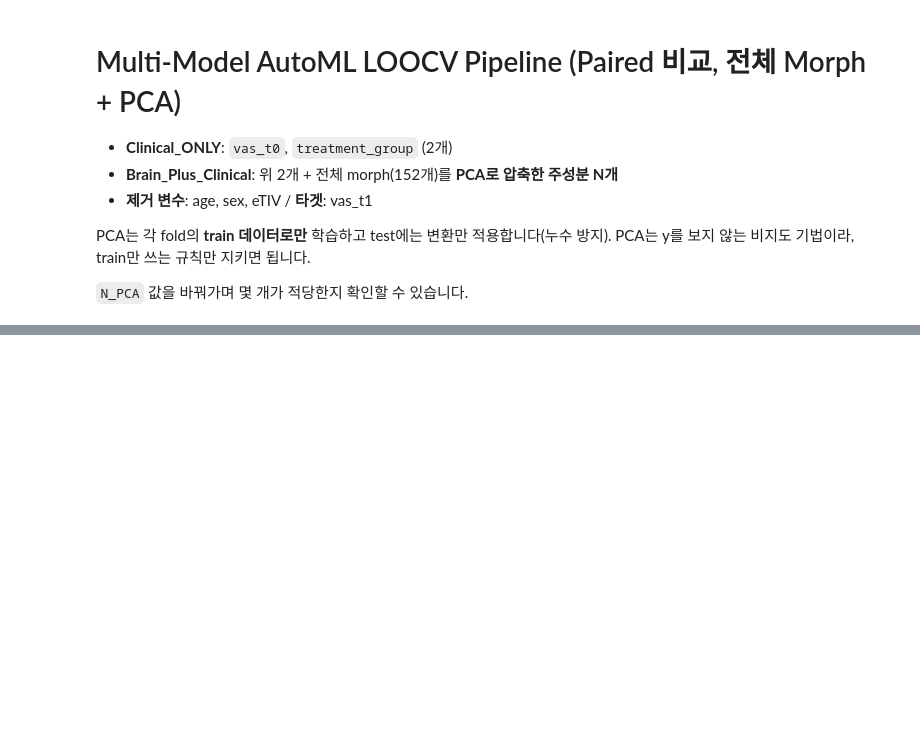
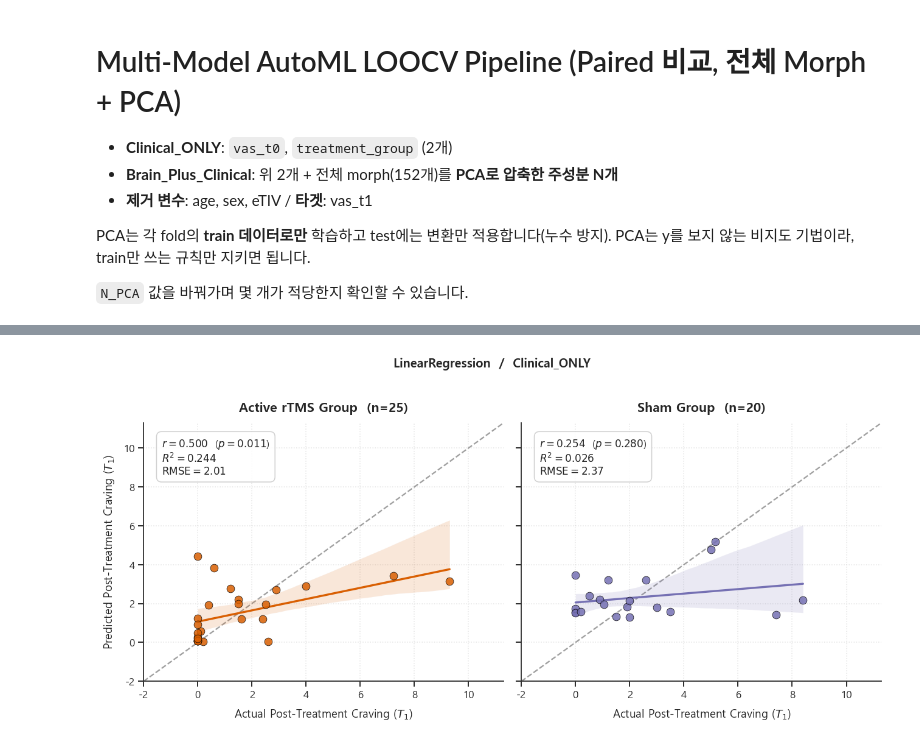
Before and after one commit to esensy/TMS, a Jupyter notebook: automl_comparison_paired_all_PCA.ipynb, the cells around one changed output, grey strips where cells are left out. Saved outputs shown, nothing was run; the diff lists cells and outputs as text; code cells hidden in the pictures; blank space fills up the shorter version.

Commit message:
Active vs Sham 예측 성능 비교

```diff
--- a/automl_comparison_paired_all_PCA.ipynb
+++ b/automl_comparison_paired_all_PCA.ipynb
@@ -299,0 +300,80 @@ for (dt, name), plist in best_params_log.items():
+# %%
+# ==========================================================
+# 9. Active vs Sham — 12세트 전부
+# ==========================================================
+import matplotlib.pyplot as plt
+import seaborn as sns
+from scipy.stats import pearsonr
+from sklearn.metrics import r2_score
+
+sns.set_theme(style="ticks")
+plt.rcParams['font.sans-serif'] = 'Malgun Gothic'   # Helvetica는 Windows에 없음
+plt.rcParams['axes.unicode_minus'] = False
+plt.rcParams['axes.edgecolor'] = '#333333'
+plt.rcParams['axes.linewidth'] = 1.2
+
+palette = {'Active rTMS': '#D95F02', 'Sham': '#7570B3'}
+groups = ['Active rTMS', 'Sham']
+
+for (dt, name), preds in predictions.items():
+    y_pred = np.array(preds)
+
+    plot_df = pd.DataFrame({
+        'True_Craving': y,
+        'Pred_Craving': y_pred,
+        'Group': np.where(df['treatment_group'].values == 2, 'Active rTMS', 'Sham')
+    })
+
+    fig, axes = plt.subplots(1, 2, figsize=(12, 5.5), sharex=True, sharey=True, dpi=110)
+
+    min_val = min(plot_df['True_Craving'].min(), plot_df['Pred_Craving'].min()) - 2
+    max_val = max(plot_df['True_Craving'].max(), plot_df['Pred_Craving'].max()) + 2
+
+    for i, grp in enumerate(groups):
+        ax = axes[i]
+        sub_df = plot_df[plot_df['Group'] == grp]
+        color = palette[grp]
+
+        r, pval = pearsonr(sub_df['True_Craving'], sub_df['Pred_Craving'])
+        r2 = r2_score(sub_df['True_Craving'], sub_df['Pred_Craving'])
+        rmse = np.sqrt(np.mean((sub_df['True_Craving'] - sub_df['Pred_Craving'])**2))
+
+        ax.plot([min_val, max_val], [min_val, max_val],
+                color='#A0A0A0', linestyle='--', linewidth=1.5, zorder=1)
+
+        sns.scatterplot(
+            data=sub_df, x='True_Craving', y='Pred_Craving',
+            color=color, s=70, alpha=0.85, edgecolor='black',
+            linewidth=0.5, ax=ax, zorder=3
+        )
+
+        sns.regplot(
+            data=sub_df, x='True_Craving', y='Pred_Craving',
+            ax=ax, scatter=False, color=color, line_kws={'linewidth': 2.2}, ci=95
+        )
+
+        ax.set_title(f'{grp} Group  (n={len(sub_df)})',
+                     fontsize=14, fontweight='bold', pad=12)
+        ax.set_xlabel('Actual Post-Treatment Craving ($T_1$)', fontsize=12, labelpad=8)
+        if i == 0:
+            ax.set_ylabel('Predicted Post-Treatment Craving ($T_1$)', fontsize=12, labelpad=8)
+
+        stats_text = (f"$r = {r:.3f}$  ($p = {pval:.3f}$)\n"
+                      f"$R^2 = {r2:.3f}$\n"
+                      f"$\\mathrm{{RMSE}} = {rmse:.2f}$")
+        ax.text(
+            0.05, 0.80, stats_text, transform=ax.transAxes, fontsize=11,
+            bbox=dict(boxstyle='round,pad=0.5', facecolor='white',
+                      alpha=0.9, edgecolor='#CCCCCC')
+        )
+
+        ax.set_xlim(min_val, max_val)
+        ax.set_ylim(min_val, max_val)
+        ax.grid(True, linestyle=':', alpha=0.5)
+
+    fig.suptitle(f'{name}  /  {dt}', fontsize=13, fontweight='bold', y=1.02)
+    sns.despine()
+    plt.tight_layout()
+    plt.show()
+# %% [output]
+[figure, added]
```
Also changed, not shown: parts of 6 cells of this notebook, 1 other file.
